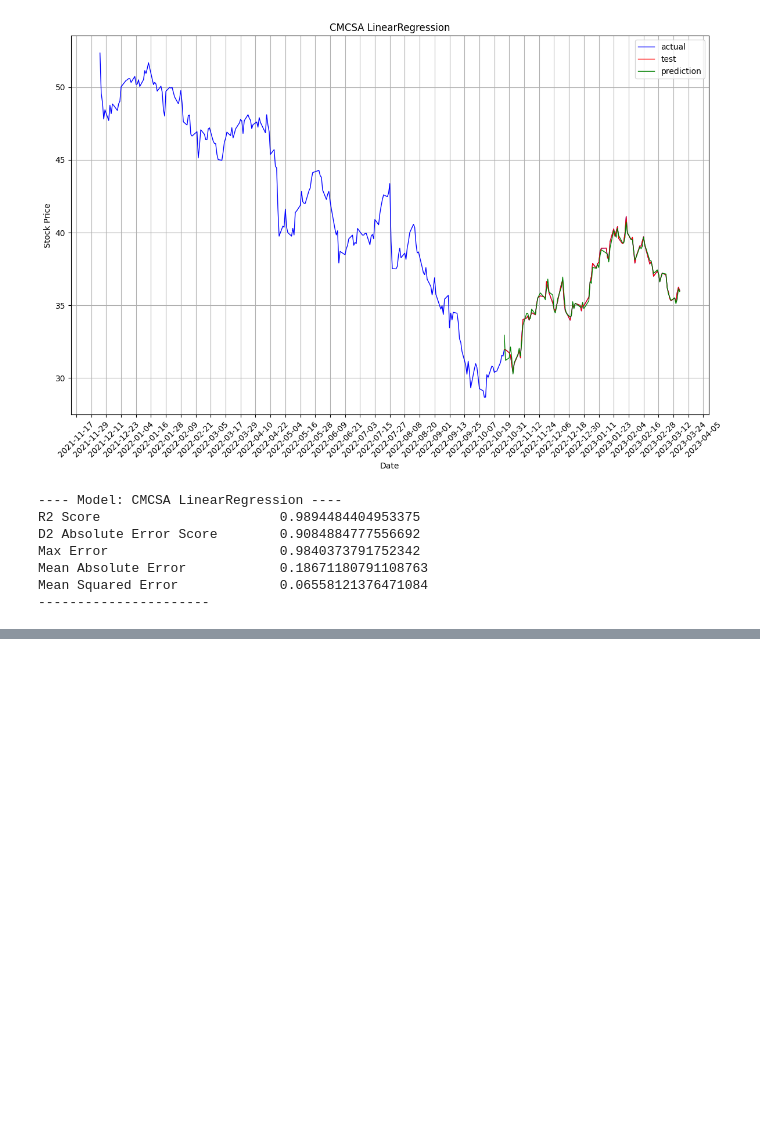
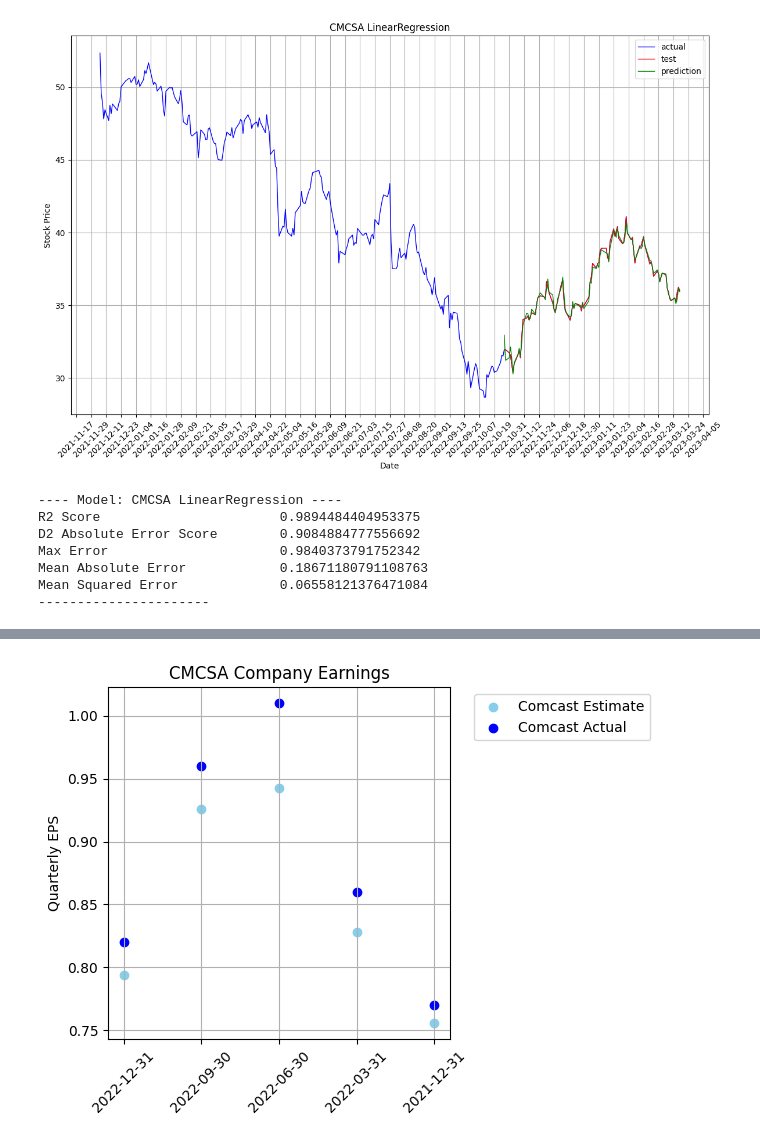
Before and after one commit to geoffpatton/dsci-521-project, a Jupyter notebook: final_project_impl.ipynb, the cells around one changed output, grey strips where cells are left out. Cells and saved outputs as stored; diff of their text form; code cells hidden in the pictures; blank space fills up the shorter version.

```diff
--- a/final_project_impl.ipynb
+++ b/final_project_impl.ipynb
@@ -395,0 +422,24 @@ Mean Squared Error             0.06558121376471084
+# %%
+ticker_symbol = 'CMCSA'
+earnings_csv = './data/surprise_earnings.csv'
+
+all_earnings_df = pd.read_csv(earnings_csv, header = 0)
+stock_earnings_df = all_earnings_df[all_earnings_df['symbol'] == ticker_symbol].copy()
+
+ax = plt.axes()
+ax.grid()
+
+ax.scatter(stock_earnings_df['period'], stock_earnings_df['estimate'], label='Comcast Estimate', c='skyblue')
+ax.scatter(stock_earnings_df['period'], stock_earnings_df['actual'], label='Comcast Actual', c='b')
+
+ax.set_title(ticker_symbol + " Company Earnings")
+ax.set_ylabel("Quarterly EPS")
+
+for tick in ax.get_xticklabels():
+    tick.set_rotation(45)
+
+plt.legend(bbox_to_anchor=(1.05, 1.0), loc='upper left')
+plt.tight_layout()
+plt.show()
+# %% [output]
+[figure, added]
```
Also changed, not shown: parts of 4 cells of this notebook.
